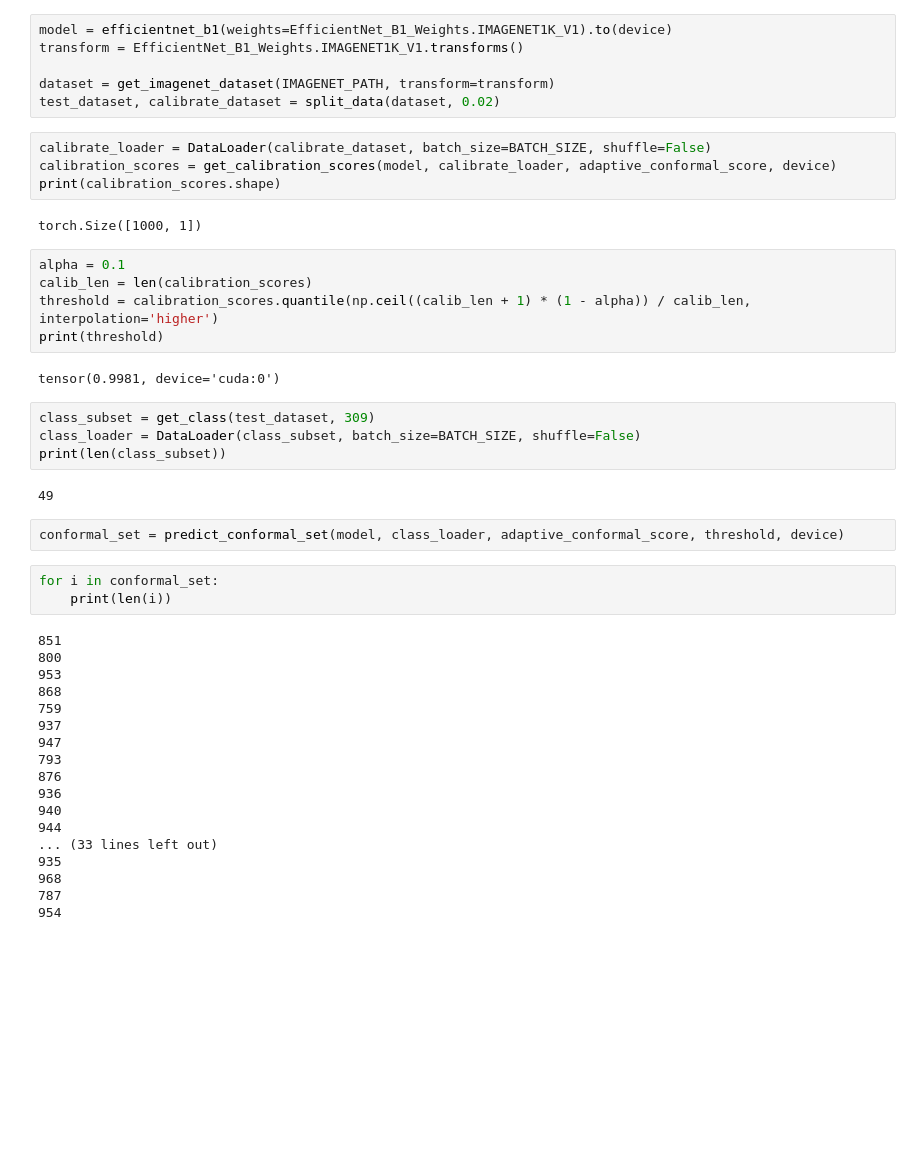
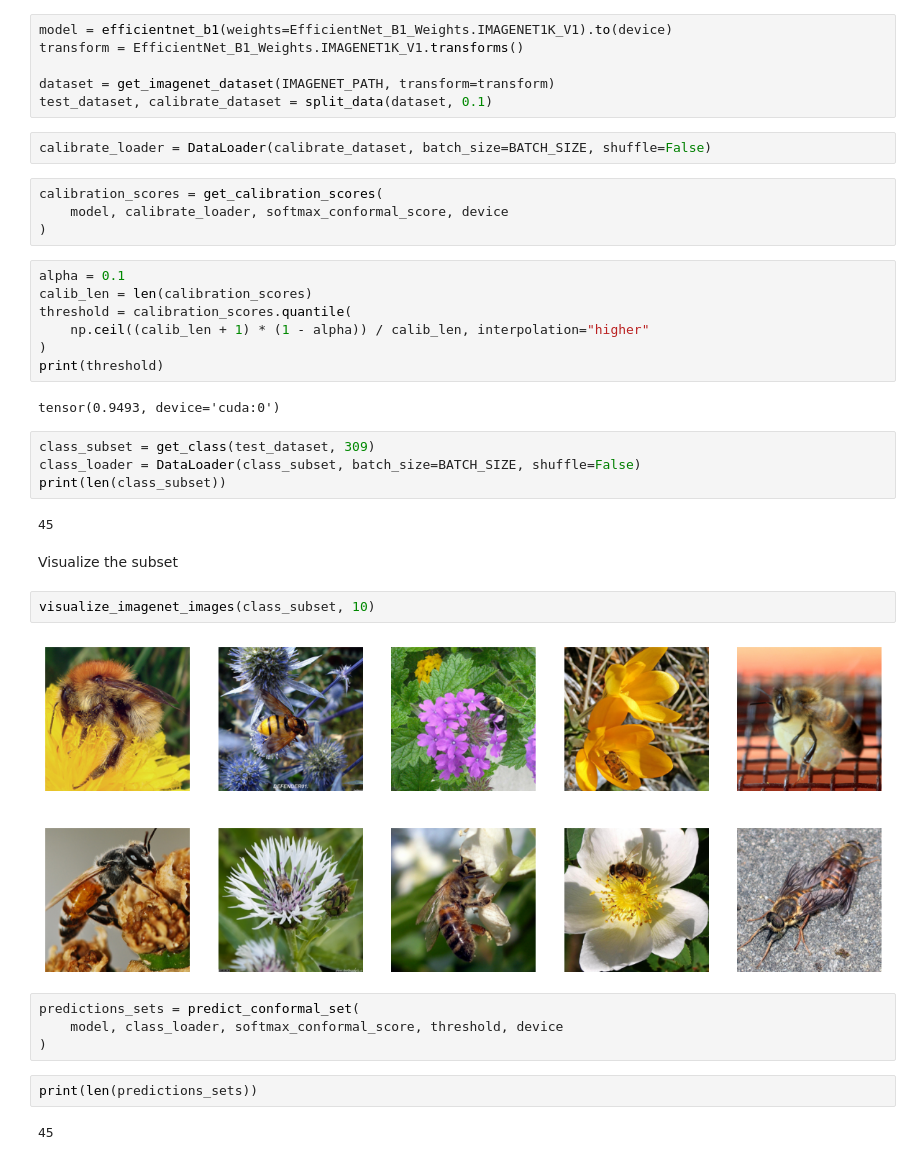
Before and after one commit to janumiko/conformal_bias_detection, a Jupyter notebook: conformal_imagenet.ipynb, the cells around one changed output. Saved outputs shown, nothing was run; the diff lists cells and outputs as text; blank space fills up the shorter version.

Commit message:
fix datasets get_class function, add visualization function for images

```diff
--- a/conformal_imagenet.ipynb
+++ b/conformal_imagenet.ipynb
@@ -15,46 +21,39 @@ model = efficientnet_b1(weights=EfficientNet_B1_Weights.IMAGENET1K_V1).to(device
 transform = EfficientNet_B1_Weights.IMAGENET1K_V1.transforms()
 
 dataset = get_imagenet_dataset(IMAGENET_PATH, transform=transform)
-test_dataset, calibrate_dataset = split_data(dataset, 0.02)
+test_dataset, calibrate_dataset = split_data(dataset, 0.1)
 # %%
 calibrate_loader = DataLoader(calibrate_dataset, batch_size=BATCH_SIZE, shuffle=False)
-calibration_scores = get_calibration_scores(model, calibrate_loader, adaptive_conformal_score, device)
-print(calibration_scores.shape)
-# %% [output]
-torch.Size([1000, 1])
+# %%
+calibration_scores = get_calibration_scores(
+    model, calibrate_loader, softmax_conformal_score, device
+)
 # %%
 alpha = 0.1
 calib_len = len(calibration_scores)
-threshold = calibration_scores.quantile(np.ceil((calib_len + 1) * (1 - alpha)) / calib_len, interpolation='higher')
+threshold = calibration_scores.quantile(
+    np.ceil((calib_len + 1) * (1 - alpha)) / calib_len, interpolation="higher"
+)
 print(threshold)
 # %% [output]
-tensor(0.9981, device='cuda:0')
+tensor(0.9493, device='cuda:0')
 # %%
 class_subset = get_class(test_dataset, 309)
 class_loader = DataLoader(class_subset, batch_size=BATCH_SIZE, shuffle=False)
 print(len(class_subset))
 # %% [output]
-49
+45
+# %% [markdown]
+Visualize the subset
+# %%
+visualize_imagenet_images(class_subset, 10)
+# %% [output]
+[figure, added]
 # %%
-conformal_set = predict_conformal_set(model, class_loader, adaptive_conformal_score, threshold, device)
+predictions_sets = predict_conformal_set(
+    model, class_loader, softmax_conformal_score, threshold, device
+)
-# %%
-for i in conformal_set:
-    print(len(i))
-# %% [output]
-851
-800
-953
-868
-759
-937
-947
-793
-876
-936
-940
-944
-... (33 lines left out)
-935
-968
-787
-954
+# %%
+print(len(predictions_sets))
+# %% [output]
+45
```
Also changed, not shown: parts of 3 cells of this notebook, 3 other files.
